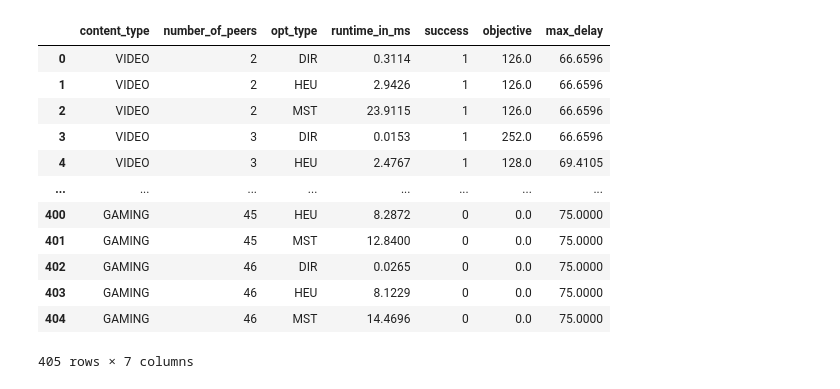
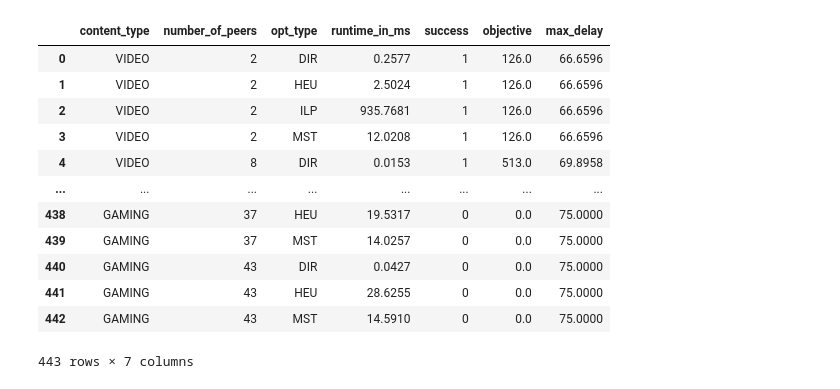
Before and after one commit to Zotyamester/cdn-optimization, a Jupyter notebook: analytics.ipynb, the cells around one changed output. Saved outputs shown, nothing was run; the diff lists cells and outputs as text; code cells hidden in the pictures.

```diff
--- a/analytics.ipynb
+++ b/analytics.ipynb
@@ -21,20 +21,20 @@ Note: you may need to restart the kernel to use updated packages.
 # %%
 import pandas as pd
 
-df = pd.read_csv("measurements/bench2.csv")
+df = pd.read_csv("measurements/new-reliable-results.csv")
 df
 # %% [output]
 |  | content_type | number_of_peers | opt_type | runtime_in_ms | success | objective | max_delay |
-| 0 | VIDEO | 2 | DIR | 0.3114 | 1 | 126.0 | 66.6596 |
-| 1 | VIDEO | 2 | HEU | 2.9426 | 1 | 126.0 | 66.6596 |
-| 2 | VIDEO | 2 | MST | 23.9115 | 1 | 126.0 | 66.6596 |
-| 3 | VIDEO | 3 | DIR | 0.0153 | 1 | 252.0 | 66.6596 |
-| 4 | VIDEO | 3 | HEU | 2.4767 | 1 | 128.0 | 69.4105 |
+| 0 | VIDEO | 2 | DIR | 0.2577 | 1 | 126.0 | 66.6596 |
+| 1 | VIDEO | 2 | HEU | 2.5024 | 1 | 126.0 | 66.6596 |
+| 2 | VIDEO | 2 | ILP | 935.7681 | 1 | 126.0 | 66.6596 |
+| 3 | VIDEO | 2 | MST | 12.0208 | 1 | 126.0 | 66.6596 |
+| 4 | VIDEO | 8 | DIR | 0.0153 | 1 | 513.0 | 69.8958 |
 | ... | ... | ... | ... | ... | ... | ... | ... |
-| 400 | GAMING | 45 | HEU | 8.2872 | 0 | 0.0 | 75.0000 |
-| 401 | GAMING | 45 | MST | 12.8400 | 0 | 0.0 | 75.0000 |
-| 402 | GAMING | 46 | DIR | 0.0265 | 0 | 0.0 | 75.0000 |
-| 403 | GAMING | 46 | HEU | 8.1229 | 0 | 0.0 | 75.0000 |
-| 404 | GAMING | 46 | MST | 14.4696 | 0 | 0.0 | 75.0000 |
+| 438 | GAMING | 37 | HEU | 19.5317 | 0 | 0.0 | 75.0000 |
+| 439 | GAMING | 37 | MST | 14.0257 | 0 | 0.0 | 75.0000 |
+| 440 | GAMING | 43 | DIR | 0.0427 | 0 | 0.0 | 75.0000 |
+| 441 | GAMING | 43 | HEU | 28.6255 | 0 | 0.0 | 75.0000 |
+| 442 | GAMING | 43 | MST | 14.5910 | 0 | 0.0 | 75.0000 |
-405 rows × 7 columns
+443 rows × 7 columns
 # %%
```
Also changed, not shown: parts of 3 cells of this notebook, 4 other files.
